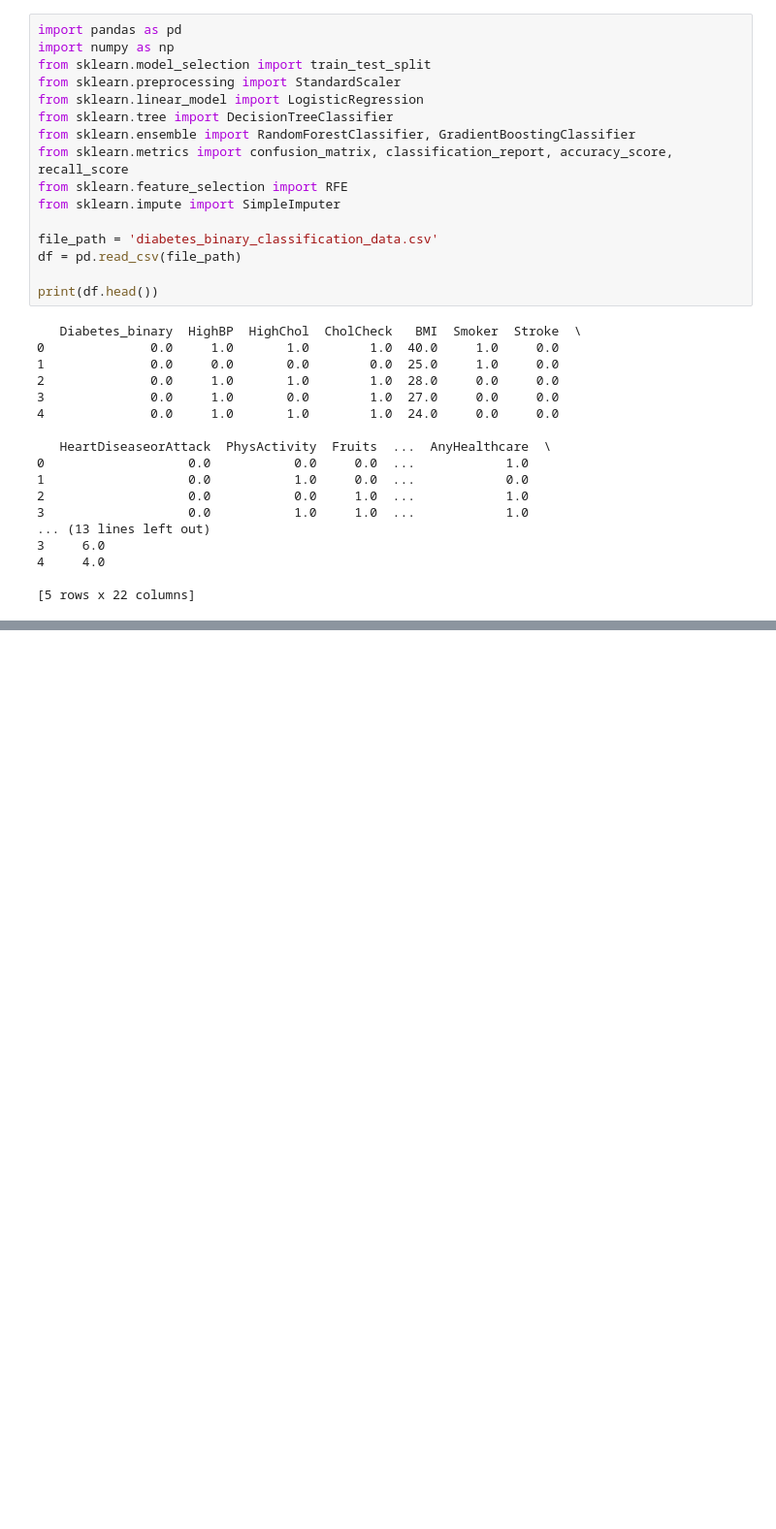
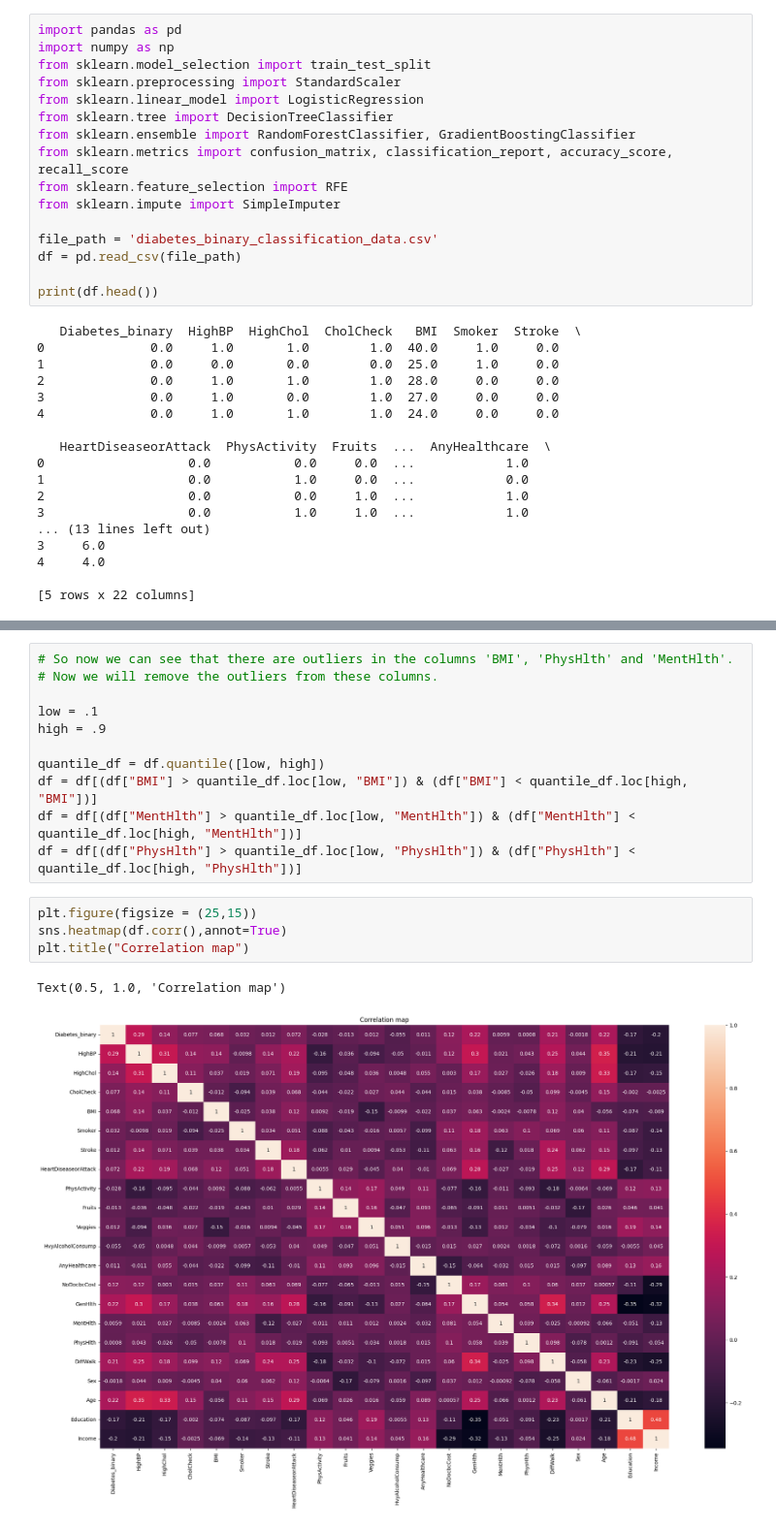
Before and after one commit to Itszipzon/IE500618_maskinl_ring_assignment2, a Jupyter notebook: main.ipynb, the cells around one changed output, grey strips where cells are left out. Shown at 97% size. Saved outputs shown, nothing was run; the diff lists cells and outputs as text; blank space fills up the shorter version.

```diff
--- a/main.ipynb
+++ b/main.ipynb
@@ -35,3 +124,21 @@ print(df.head())
+# %%
+# So now we can see that there are outliers in the columns 'BMI', 'PhysHlth' and 'MentHlth'.
+# Now we will remove the outliers from these columns.
+
+low = .1
+high = .9
+
+quantile_df = df.quantile([low, high])
+df = df[(df["BMI"] > quantile_df.loc[low, "BMI"]) & (df["BMI"] < quantile_df.loc[high, "BMI"])]
+df = df[(df["MentHlth"] > quantile_df.loc[low, "MentHlth"]) & (df["MentHlth"] < quantile_df.loc[high, "MentHlth"])]
+df = df[(df["PhysHlth"] > quantile_df.loc[low, "PhysHlth"]) & (df["PhysHlth"] < quantile_df.loc[high, "PhysHlth"])]
+# %%
+plt.figure(figsize = (25,15))
+sns.heatmap(df.corr(),annot=True)
+plt.title("Correlation map")
+# %% [output]
+Text(0.5, 1.0, 'Correlation map')
+[figure, added]
 # %%
 # Convert 'Diabetes_binary' into binary classification (0 = no diabetes, 1 = prediabetes or diabetes)
 df['Diabetes_binary'] = df['Diabetes_binary'].apply(lambda x: 1 if x >= 1 else 0)
```
Also changed, not shown: parts of 5 cells of this notebook.
